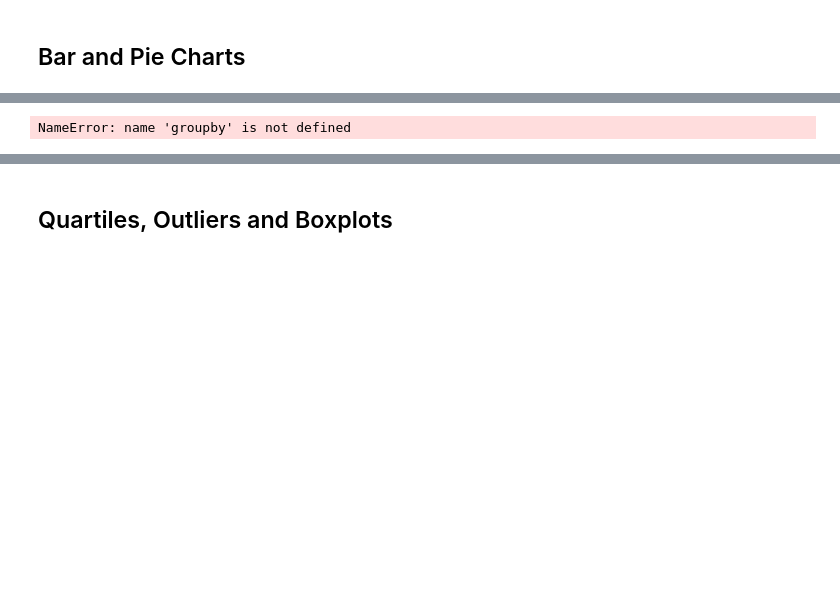
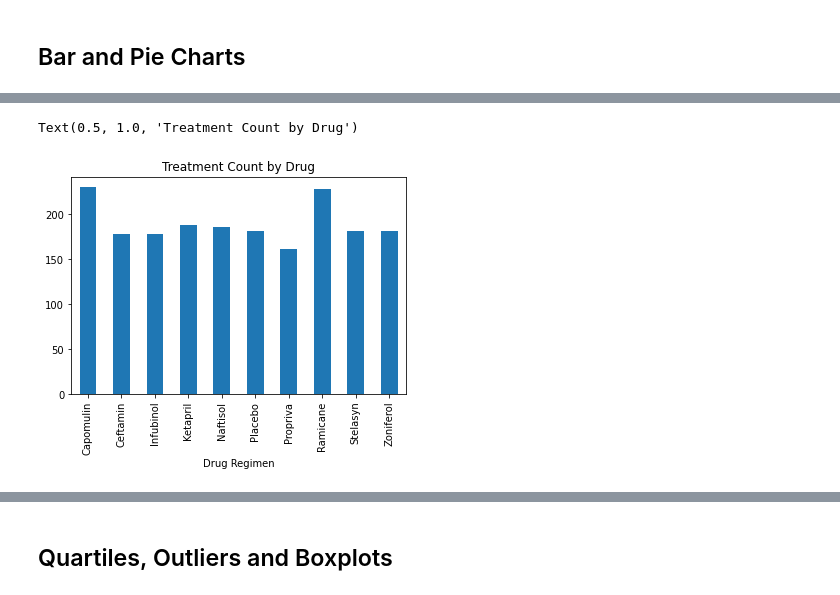
Before and after one commit to justinlpottsco/matplotlib-challenge, a Jupyter notebook: pymaceuticals_starter.ipynb, the cells around one changed output, grey strips where cells are left out. Saved outputs shown, nothing was run; the diff lists cells and outputs as text; code cells hidden in the pictures; blank space fills up the shorter version.

```diff
--- a/pymaceuticals_starter.ipynb
+++ b/pymaceuticals_starter.ipynb
@@ -144,8 +154,9 @@ Drugs
 # %%
-# Generate a bar plot showing the total number of unique mice tested on each drug regimen using pandas.
-BarPlot = pd.DataFrame(groupby(["Drug Regimen"]).count())
+# Generate a bar plot showing the total number of unique mice tested on each drug regimen using pyplot.
+BarPlot = pd.DataFrame(combinedata.groupby(["Drug Regimen"]).count())["Mouse ID"]
 
 BarPlot.plot(kind = "bar")
 plt.title("Treatment Count by Drug")
 # %% [output]
-NameError: name 'groupby' is not defined
+Text(0.5, 1.0, 'Treatment Count by Drug')
+[figure, added]
```
Also changed, not shown: parts of 6 cells of this notebook.
